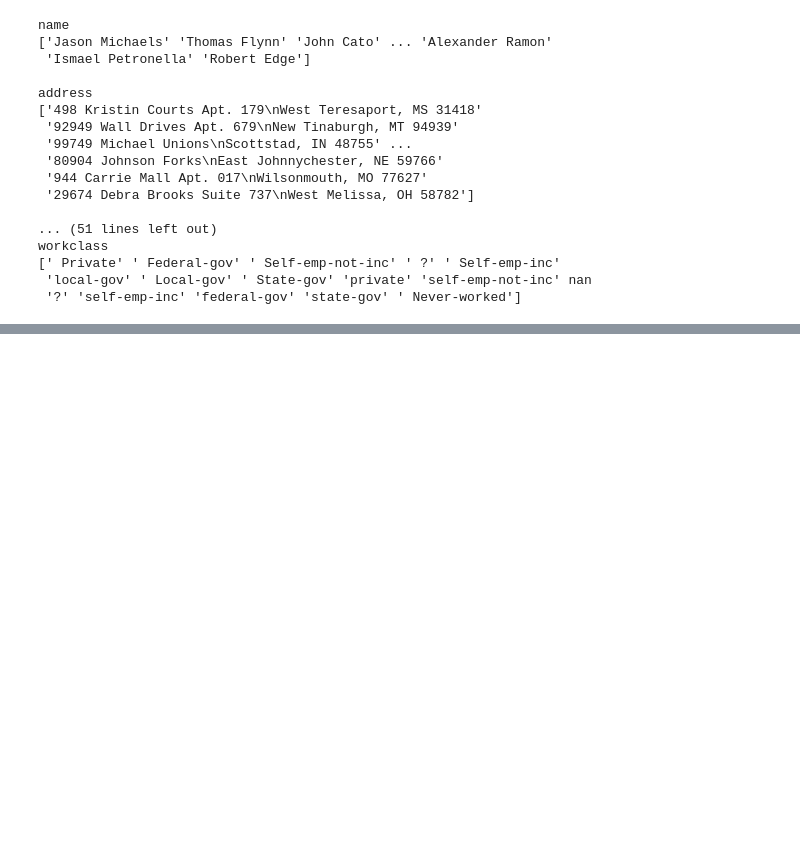
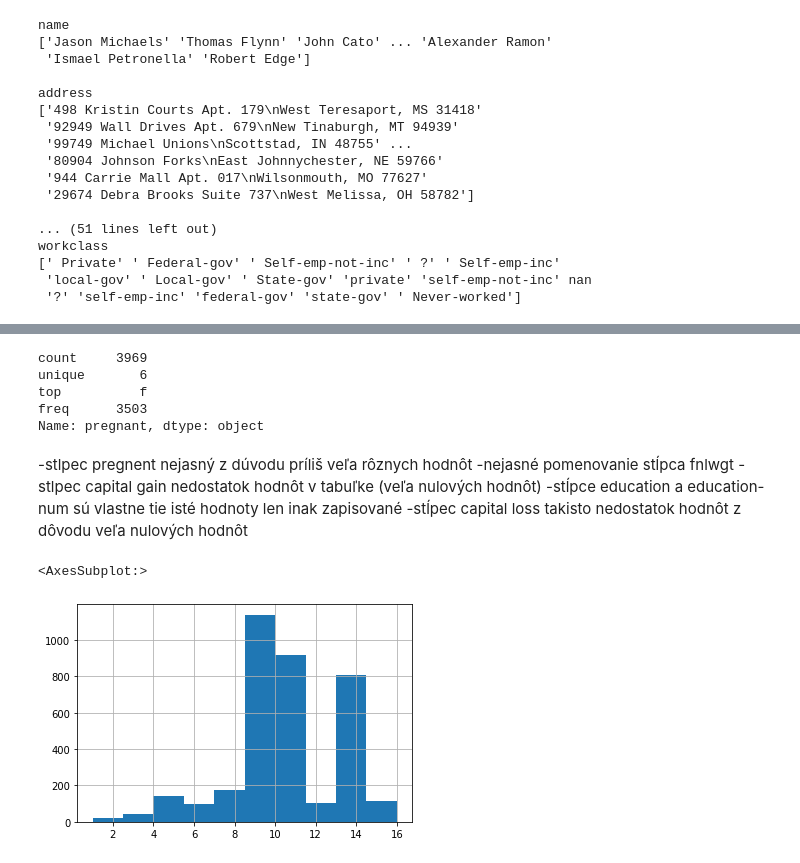
Before and after one commit to SzMatej/IAU_2020-2021, a Jupyter notebook: Project.ipynb, the cells around one changed output, grey strips where cells are left out. Cells and saved outputs as stored; diff of their text form; code cells hidden in the pictures; blank space fills up the shorter version.

```diff
--- a/Project.ipynb
+++ b/Project.ipynb
@@ -101,0 +188,19 @@ array([[<AxesSubplot:title={'center':'capital-gain'}>]], dtype=object)
+# %%
+train['pregnant'].describe()
+# %% [output]
+count     3969
+unique       6
+top          f
+freq      3503
+Name: pregnant, dtype: object
+# %% [markdown]
+-stlpec pregnent nejasný z dúvodu príliš veľa rôznych hodnôt
+-nejasné pomenovanie stĺpca fnlwgt
+-stlpec capital gain nedostatok hodnôt v tabuľke (veľa nulových hodnôt)
+-stĺpce education a education-num sú vlastne tie isté hodnoty len inak zapisované
+-stĺpec capital loss takisto nedostatok hodnôt z dôvodu veľa nulových hodnôt
+# %%
+train['education-num'].hist()
+# %% [output]
+<AxesSubplot:>
+[figure, added]
```
Also changed, not shown: parts of 22 cells of this notebook.
